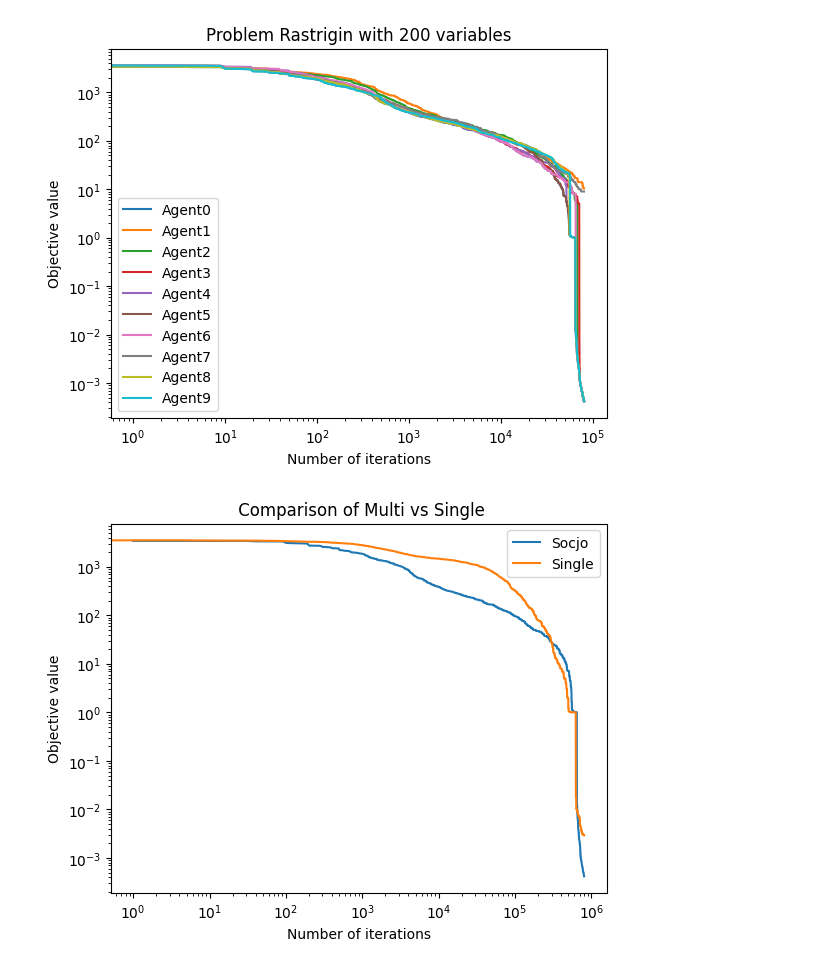
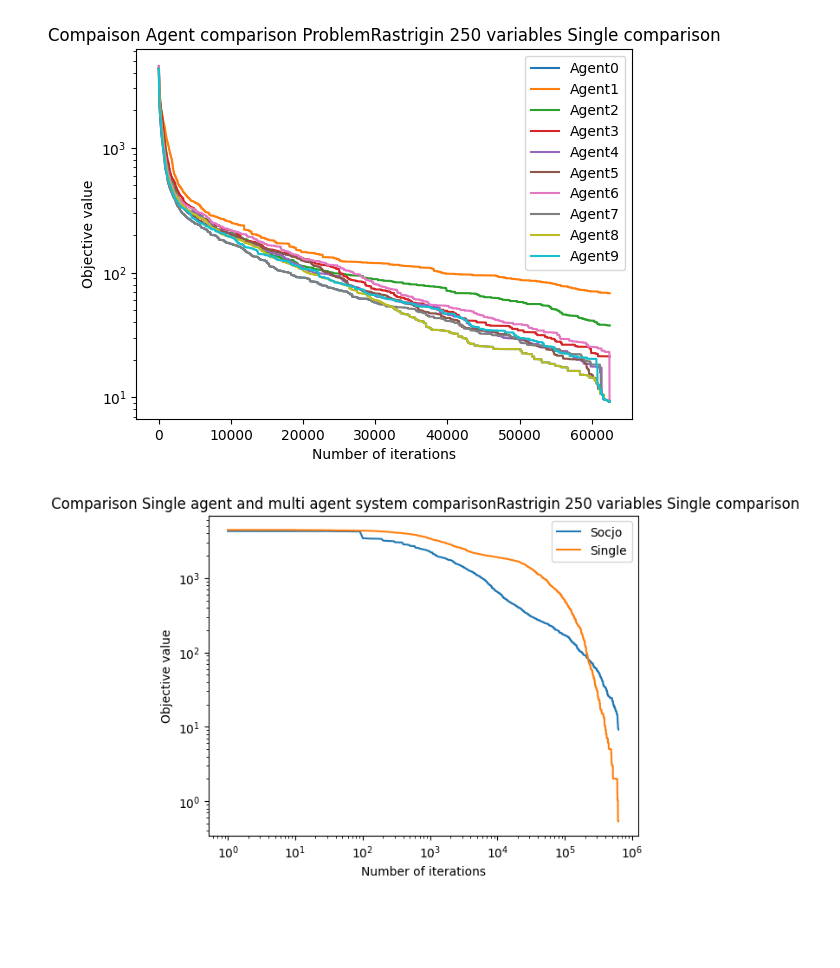
Before and after one commit to KrzysztofCzech/Algorytm-stadny, a Jupyter notebook: src/test_R_diffrent_size copy.ipynb, the cells around one changed output. Saved outputs shown, nothing was run; the diff lists cells and outputs as text; code cells hidden in the pictures; blank space fills up the shorter version.

Commit message:
redesign to many executors in statistic runner

```diff
--- a/src/test_R_diffrent_size copy.ipynb
+++ b/src/test_R_diffrent_size copy.ipynb
@@ -1,31 +1,30 @@
 # %%
 import logging
+import os
+
+from runners.bulilders.statistic_builder import StatisticRunnerBuilder
 from settings.settings import Settings
-from time import time
-from runners.bulilders.statistic_builder import StatisticRunnerBuilder
-import os
+
 Statistic_runner_list = []
 prefix = os.path.join("run_configs", "problem")
 for agent_no in [10]:
     for idx, config in enumerate(["config_R.json"]):
-        with open(os.path.join(prefix,config),"r") as f:
+        with open(os.path.join(prefix, config), "r") as f:
             settings = Settings(f)
-            # logging.basicConfig(level=settings.log_level)
         logging.basicConfig(level=logging.INFO)
         config = settings.decodeAgentsData()
         config.noAgents = agent_no
         logging.info(settings.json_settings)
         from jmetal.problem.singleobjective.unconstrained import Rastrigin
-        config.problem = Rastrigin(200)
-        iterations = config.problem.number_of_variables**2 *20
+        config.problem = Rastrigin(250)
+        iterations = config.problem.number_of_variables **2* 10
         statisticRunnerBuilder = StatisticRunnerBuilder()
-        statisticRunnerBuilder.set_agents_diffrent_porbability(config,3  )
-        statisticRunnerBuilder.set_run_config(no_runs= 3, communication_num = 1, iterations = iterations, communication_freq=  10)
+        statisticRunnerBuilder.set_agents_different_probability(config, 1.3)
+        statisticRunnerBuilder.set_run_config(no_runs=3, communication_num=1, iterations=iterations,
+                                              communication_freq=10)
         Statistic_runner_list.append(statisticRunnerBuilder.build())
 for statistic in Statistic_runner_list:
     statistic.run_an_collect_data()
-    if settings.enable_plots:
-        statistic.plot()
 # %% [output]
 INFO:root:{'LOG_LEVEL': 'INFO', 'number_of_agents': 5, 'problem': 'Rastrigin', 'problem_size': 100, 'communication_type': 'mutation_many_many', 'communication_operator': 'average', 'max_time': 800, 'e ...
 INFO:root:Socjo started
@@ -35,2 +42,2 @@ INFO:root:best socjo 0.0004187527986942996 best single 0.0029186971342305412
-[figure, old version]
+[figure, new version]
-[figure, old version]
+[figure, new version]
```
Also changed, not shown: parts of 1 cell of this notebook, 23 other files.
